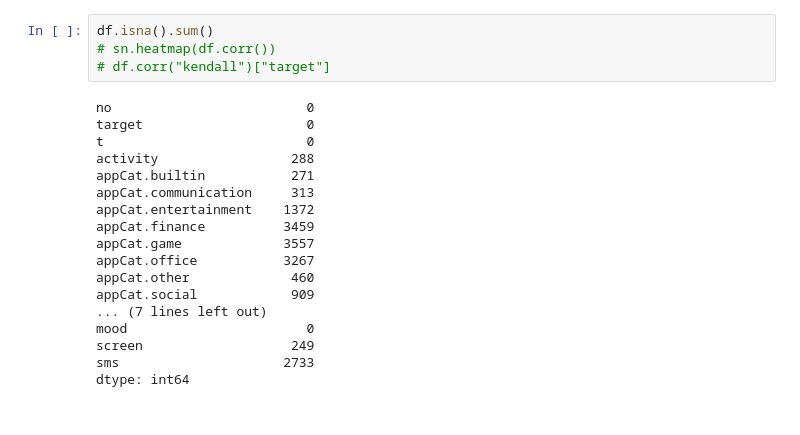
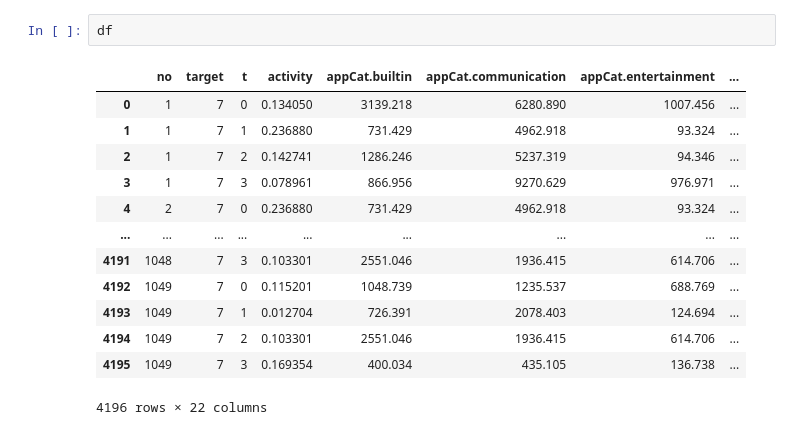
Before and after one commit to martijnwijs/Data-Mining-2021, a Jupyter notebook: ass1/feature_selection.ipynb, the cells around one changed output. Saved outputs shown, nothing was run; the diff lists cells and outputs as text.

```diff
--- a/ass1/feature_selection.ipynb
+++ b/ass1/feature_selection.ipynb
@@ -28,25 +11,19 @@ df[df["screen"].isna()]
 # %%
-df.isna().sum()
-# sn.heatmap(df.corr())
-# df.corr("kendall")["target"]
+df
 # %% [output]
+|  | no | target | t | activity | appCat.builtin | appCat.communication | appCat.entertainment | ... |
+| 0 | 1 | 7 | 0 | 0.134050 | 3139.218 | 6280.890 | 1007.456 | ... |
+| 1 | 1 | 7 | 1 | 0.236880 | 731.429 | 4962.918 | 93.324 | ... |
+| 2 | 1 | 7 | 2 | 0.142741 | 1286.246 | 5237.319 | 94.346 | ... |
+| 3 | 1 | 7 | 3 | 0.078961 | 866.956 | 9270.629 | 976.971 | ... |
+| 4 | 2 | 7 | 0 | 0.236880 | 731.429 | 4962.918 | 93.324 | ... |
+| ... | ... | ... | ... | ... | ... | ... | ... | ... |
+| 4191 | 1048 | 7 | 3 | 0.103301 | 2551.046 | 1936.415 | 614.706 | ... |
+| 4192 | 1049 | 7 | 0 | 0.115201 | 1048.739 | 1235.537 | 688.769 | ... |
+| 4193 | 1049 | 7 | 1 | 0.012704 | 726.391 | 2078.403 | 124.694 | ... |
+| 4194 | 1049 | 7 | 2 | 0.103301 | 2551.046 | 1936.415 | 614.706 | ... |
+| 4195 | 1049 | 7 | 3 | 0.169354 | 400.034 | 435.105 | 136.738 | ... |
-no                         0
-target                     0
-t                          0
-activity                 288
-appCat.builtin           271
-appCat.communication     313
-appCat.entertainment    1372
-appCat.finance          3459
-appCat.game             3557
-appCat.office           3267
-appCat.other             460
-appCat.social            909
-... (7 lines left out)
-mood                       0
-screen                   249
-sms                     2733
-dtype: int64
+4196 rows × 22 columns
 # %%
 for v in df.columns[3:]:
     for t in range(4):
```
Also changed, not shown: parts of 7 cells of this notebook, 12 other files.
